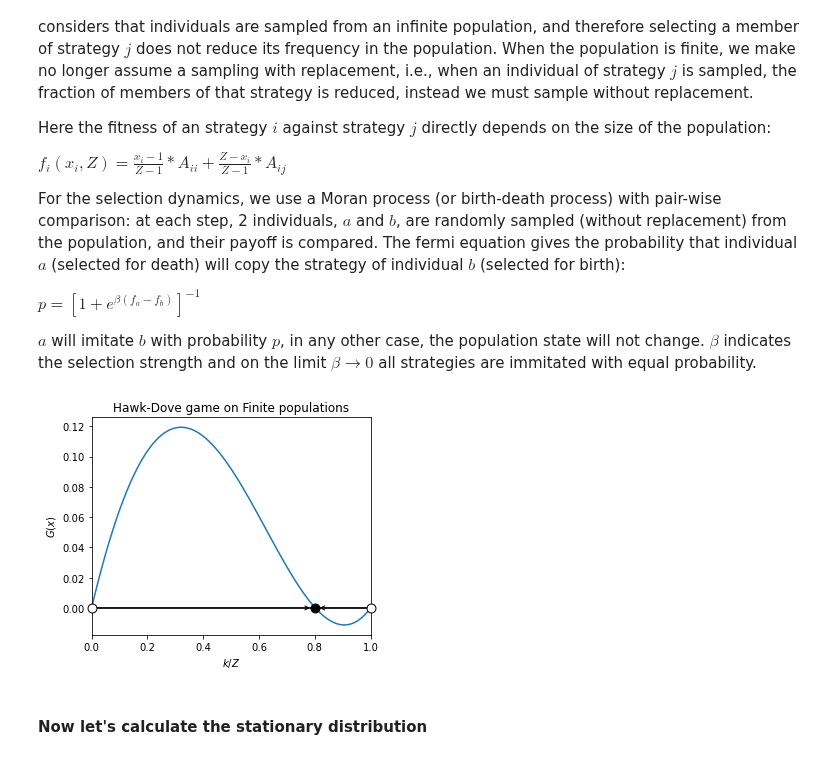
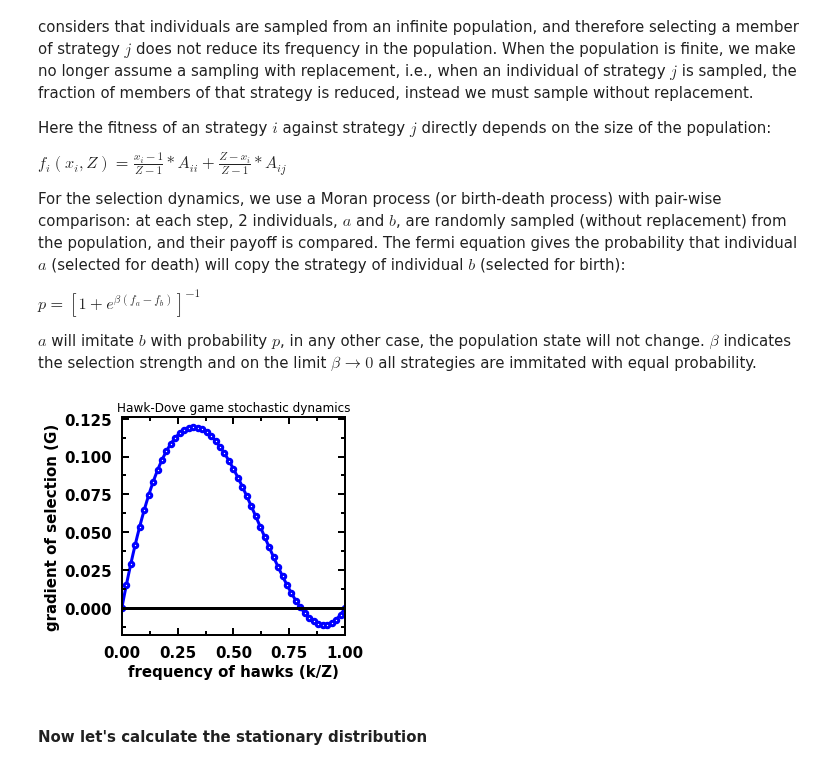
Before and after one commit to Socrats/EGTTools, a Jupyter notebook: docs/examples/hawk_dove_dynamics.ipynb, the cells around one changed output. Saved outputs shown, nothing was run; the diff lists cells and outputs as text; code cells hidden in the pictures.

```diff
--- a/docs/examples/hawk_dove_dynamics.ipynb
+++ b/docs/examples/hawk_dove_dynamics.ipynb
@@ -100,14 +82,10 @@ saddle_type, gradient_direction = find_saddle_type_and_gradient_direction(gradie
-# %%
-ax = plot_gradient(strategy_i,
-                   gradients,
-                   saddle_points,
-                   saddle_type,
-                   gradient_direction,
-                   'Hawk-Dove game on Finite populations',
-                   xlabel='$k/Z$')
-plt.show()
-# %% [output]
-[figure, removed]
+# %%
+plot_gradients(gradients, figsize=(4,4), fig_title="Hawk-Dove game stochastic dynamics",
+               marker_facecolor='white',
+               xlabel="frequency of hawks (k/Z)", marker="o", marker_size=20, marker_plot_freq=2)
+plt.show()
+# %% [output]
+[figure, added]
 # %% [markdown]
 #### Now let's calculate the stationary distribution
 # %%
```
Also changed, not shown: parts of 12 cells of this notebook, 6 other files.
